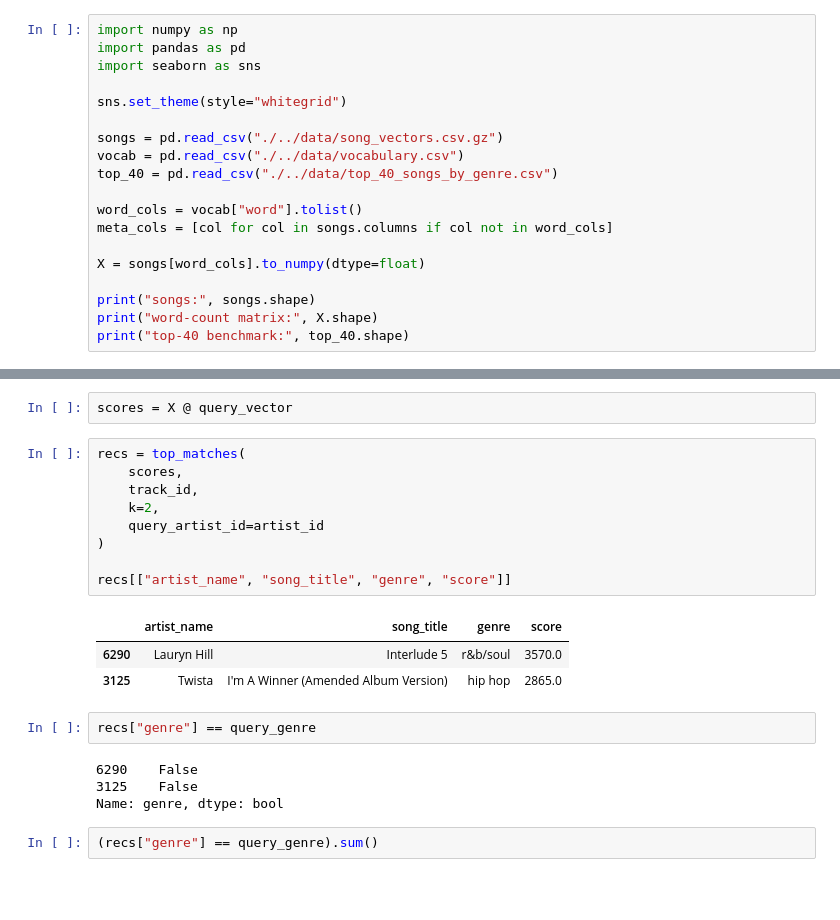
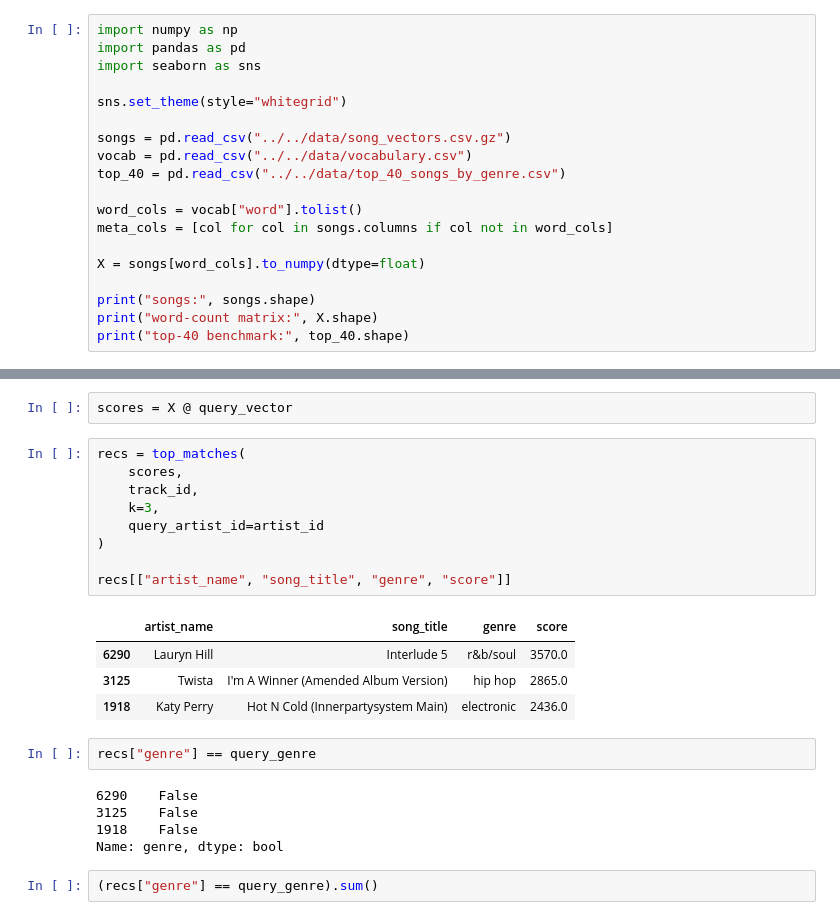
Before and after one commit to sjh-6161/DS-5030-Labs, a Jupyter notebook: Lab 2/lab_02.ipynb, the cells around one changed output, grey strips where cells are left out. Cells and saved outputs as stored; diff of their text form; blank space fills up the shorter version.

```diff
--- a/Lab 2/lab_02.ipynb
+++ b/Lab 2/lab_02.ipynb
@@ -35,9 +35,9 @@ import seaborn as sns
 
 sns.set_theme(style="whitegrid")
 
-songs = pd.read_csv("./../data/song_vectors.csv.gz")
-vocab = pd.read_csv("./../data/vocabulary.csv")
-top_40 = pd.read_csv("./../data/top_40_songs_by_genre.csv")
+songs = pd.read_csv("../../data/song_vectors.csv.gz")
+vocab = pd.read_csv("../../data/vocabulary.csv")
+top_40 = pd.read_csv("../../data/top_40_songs_by_genre.csv")
 
 word_cols = vocab["word"].tolist()
 meta_cols = [col for col in songs.columns if col not in word_cols]
@@ -363,21 +359,23 @@ scores = X @ query_vector
 # %%
 recs = top_matches(
     scores,
     track_id,
-    k=2,
+    k=3,
     query_artist_id=artist_id
 )
 
 recs[["artist_name", "song_title", "genre", "score"]]
 # %% [output]
 |  | artist_name | song_title | genre | score |
 | 6290 | Lauryn Hill | Interlude 5 | r&b/soul | 3570.0 |
 | 3125 | Twista | I'm A Winner (Amended Album Version) | hip hop | 2865.0 |
+| 1918 | Katy Perry | Hot N Cold (Innerpartysystem Main) | electronic | 2436.0 |
 # %%
 recs["genre"] == query_genre
 # %% [output]
 6290    False
 3125    False
+1918    False
 Name: genre, dtype: bool
 # %%
 (recs["genre"] == query_genre).sum()
```
Also changed, not shown: parts of 9 cells of this notebook.
